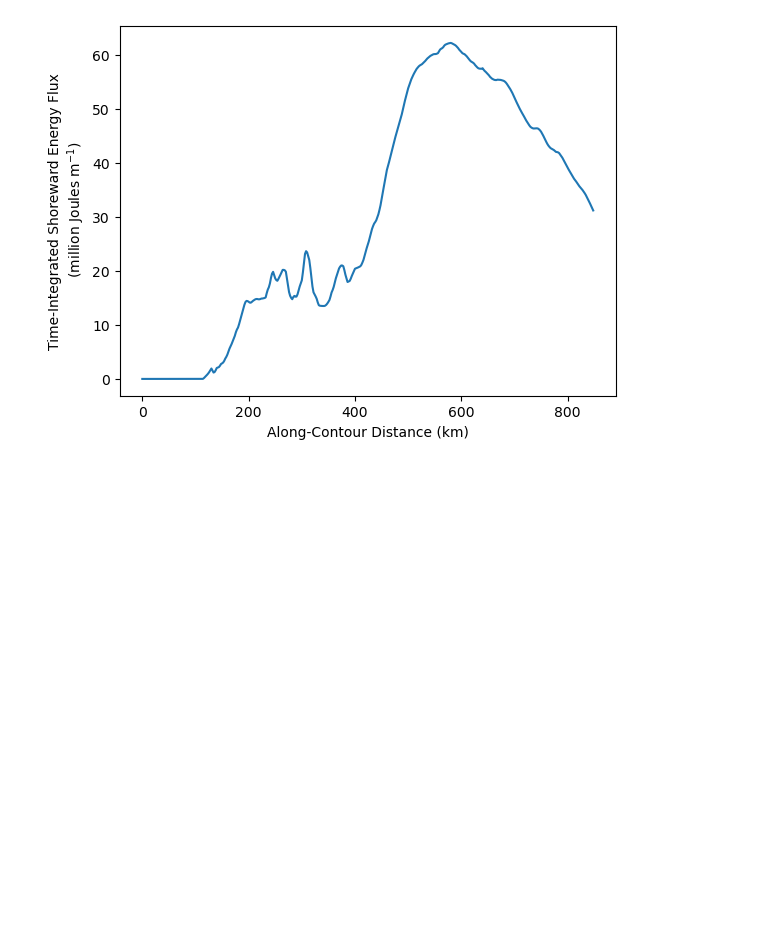
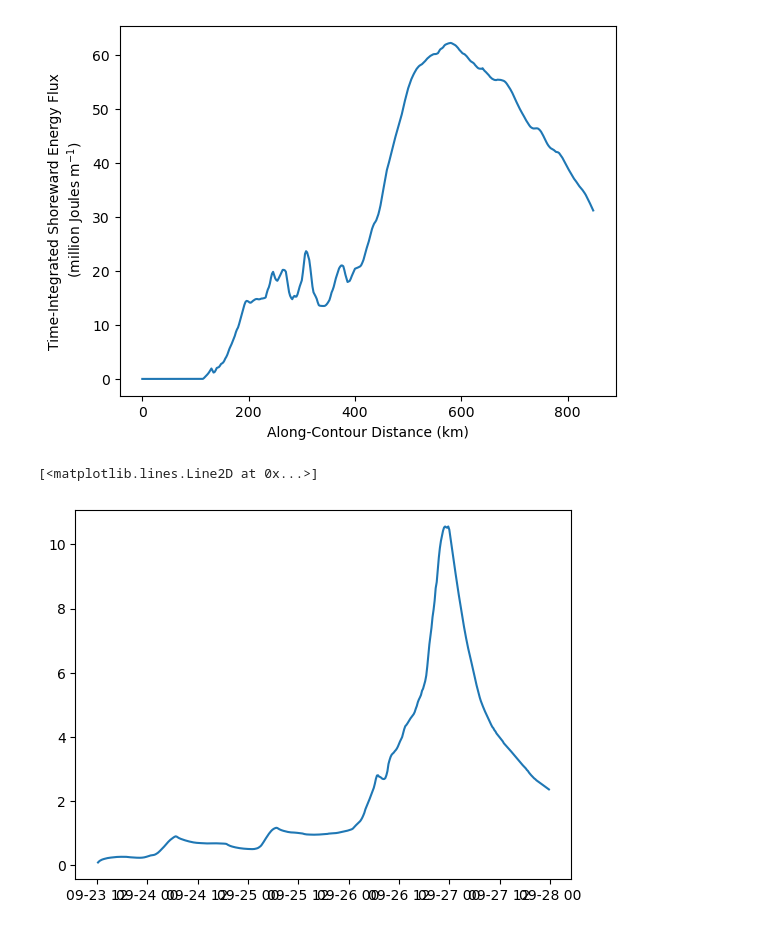
Before and after one commit to csherwood-usgs/NOPP_comparison, a Jupyter notebook: extract_eflux_adcirc_bulk_on_contour.ipynb, the cells around one changed output. Saved outputs shown, nothing was run; the diff lists cells and outputs as text; code cells hidden in the pictures; blank space fills up the shorter version.

```diff
--- a/extract_eflux_adcirc_bulk_on_contour.ipynb
+++ b/extract_eflux_adcirc_bulk_on_contour.ipynb
@@ -396,3 +396,8 @@ Total flux integrated over time = 2.524e+13 J
 Text(0.5, 0, 'Along-Contour Distance (km)')
 [figure]
 [figure]
+# %%
+plt.plot(time, ds_tp['Hs_tp'][:,320])
+# %% [output]
+[<matplotlib.lines.Line2D at 0x...>]
+[figure, added]
```
Also changed, not shown: 1 other file.
